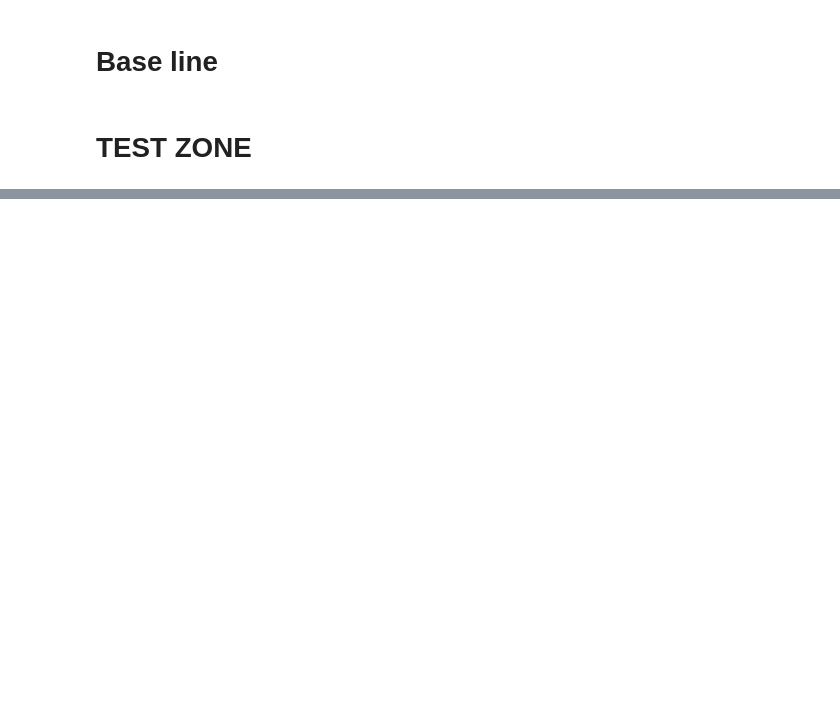
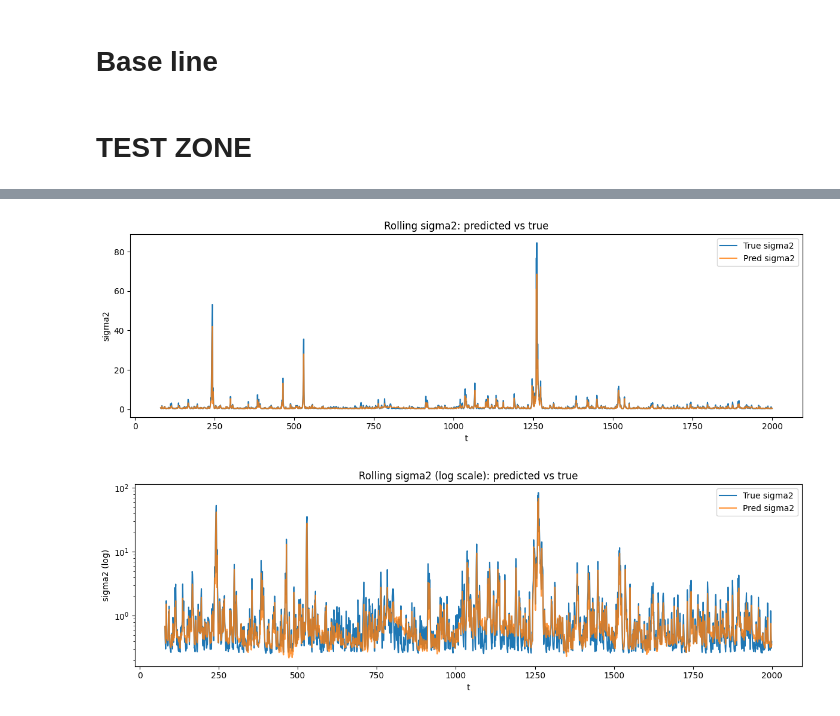
Before and after one commit to wacil-AI/Hybrid-GARCH-NN-Evaluation, a Jupyter notebook: Test_new_architecture.ipynb, the cells around one changed output, grey strips where cells are left out. Drawn from its saved outputs; the diff is of its cells as text; code cells hidden in the pictures; blank space fills up the shorter version.

```diff
--- a/Test_new_architecture.ipynb
+++ b/Test_new_architecture.ipynb
@@ -963,0 +1025,34 @@ Log-MSE (this series): 0.201463
+# %%
+j = 0  # index de série extrap
+r_series = ex_returns[j].cpu().numpy()  # [T]
+s2_true  = ex_vars[j].cpu().numpy()     # [T]
+
+W = WINDOW_SIZE
+s2_pred = rolling_predict_sigma2(model_ood, r_series, W, device)
+
+t = np.arange(W, len(r_series))     # t = W..T-1
+s2_true_aligned = s2_true[W:]       # [T-W]
+
+plt.figure(figsize=(12,4))
+plt.plot(t, s2_true_aligned, label="True sigma2")
+plt.plot(t, s2_pred, label="Pred sigma2", alpha=0.8)
+plt.title("Rolling sigma2: predicted vs true")
+plt.xlabel("t")
+plt.ylabel("sigma2")
+plt.legend()
+plt.tight_layout()
+plt.show()
+
+plt.figure(figsize=(12,4))
+plt.plot(t, s2_true_aligned, label="True sigma2")
+plt.plot(t, s2_pred, label="Pred sigma2", alpha=0.8)
+plt.yscale("log")
+plt.title("Rolling sigma2 (log scale): predicted vs true")
+plt.xlabel("t")
+plt.ylabel("sigma2 (log)")
+plt.legend()
+plt.tight_layout()
+plt.show()
+# %% [output]
+[figure, added]
+[figure, added]
```
Also changed, not shown: parts of 57 cells of this notebook.
